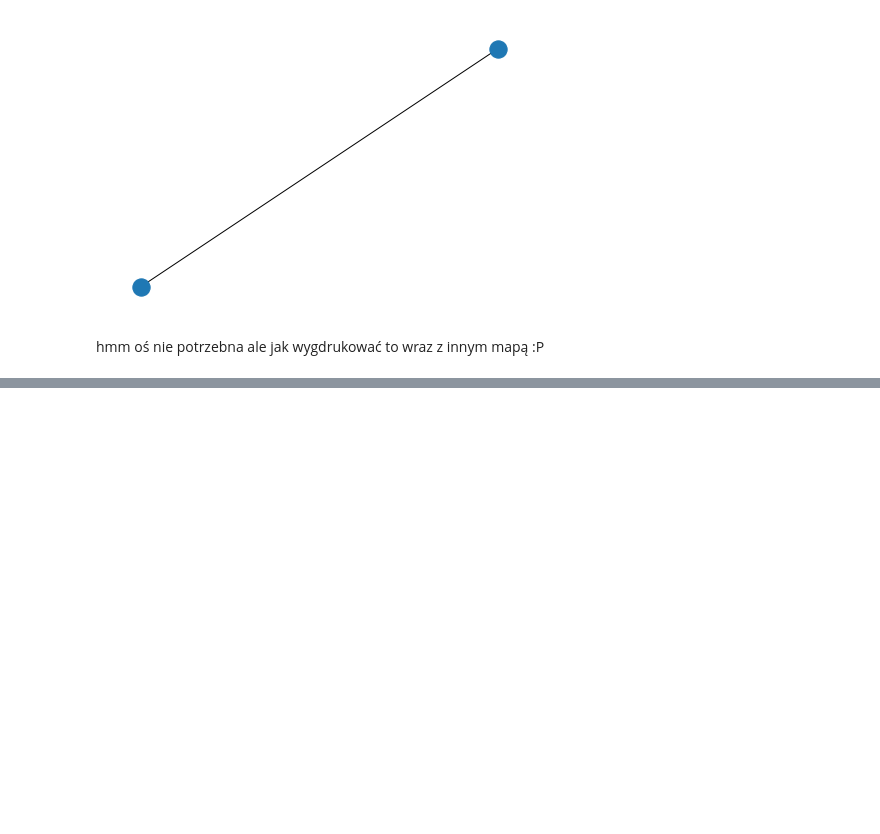
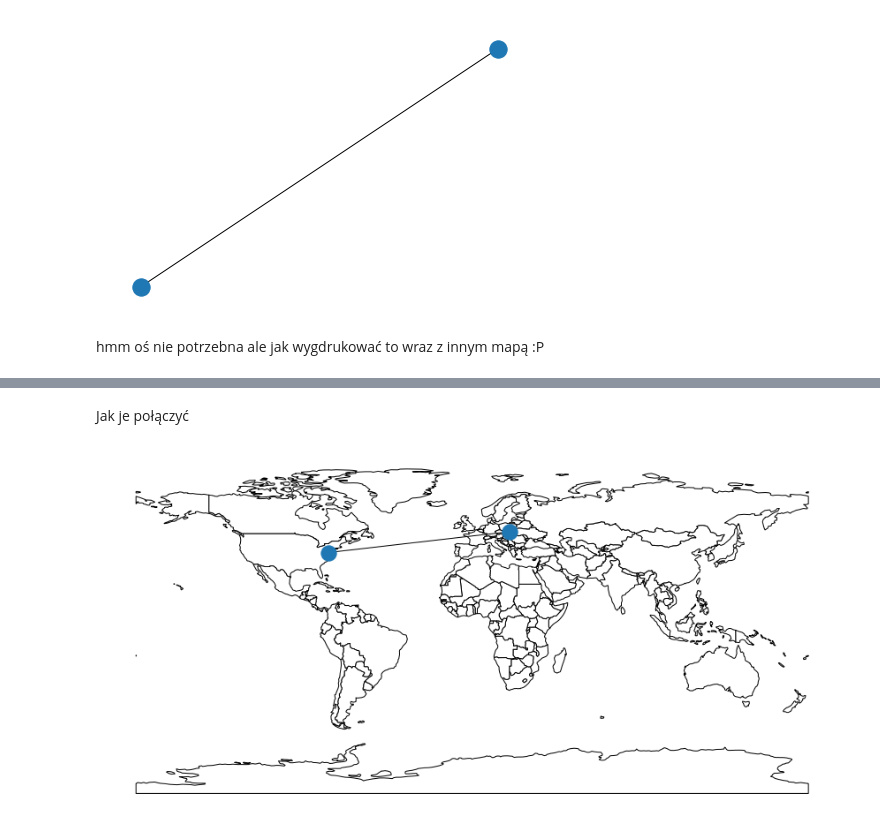
Before and after one commit to ciepielajan/Graph-, a Jupyter notebook: networkx_with_coordinate.ipynb, the cells around one changed output, grey strips where cells are left out. Drawn from its saved outputs; the diff is of its cells as text; code cells hidden in the pictures; blank space fills up the shorter version.

```diff
--- a/networkx_with_coordinate.ipynb
+++ b/networkx_with_coordinate.ipynb
@@ -27,0 +92,24 @@ from matplotlib import pyplot as plt
+# %% [markdown]
+Jak je połączyć
+# %%
+import networkx as nx
+
+G=nx.Graph()
+# Kraków 50.0647, 19.9450
+G.add_node("KRK",pos=( 19.9450, 50.0647))
+
+# Washington, D.C./Coordinates
+# 38.9072° N, -77.0369° W
+G.add_node("WDC",pos=( -77.0369,38.9072))
+
+G.add_edge("KRK","WDC")
+
+pos=nx.get_node_attributes(G,'pos')
+
+ax = world.plot(color='white', edgecolor='black',figsize=(15,15))
+
+nx.draw(G,pos)
+
+plt.show()
+# %% [output]
+[figure, added]
```
Also changed, not shown: parts of 6 cells of this notebook.
